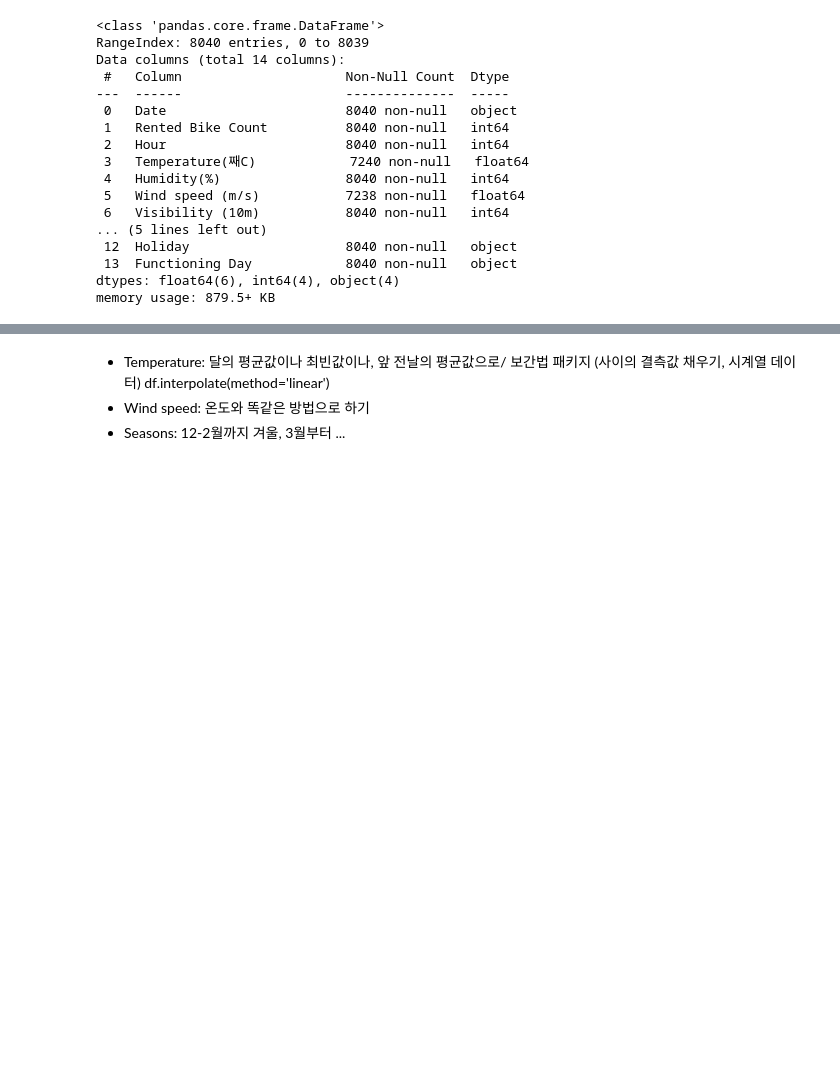
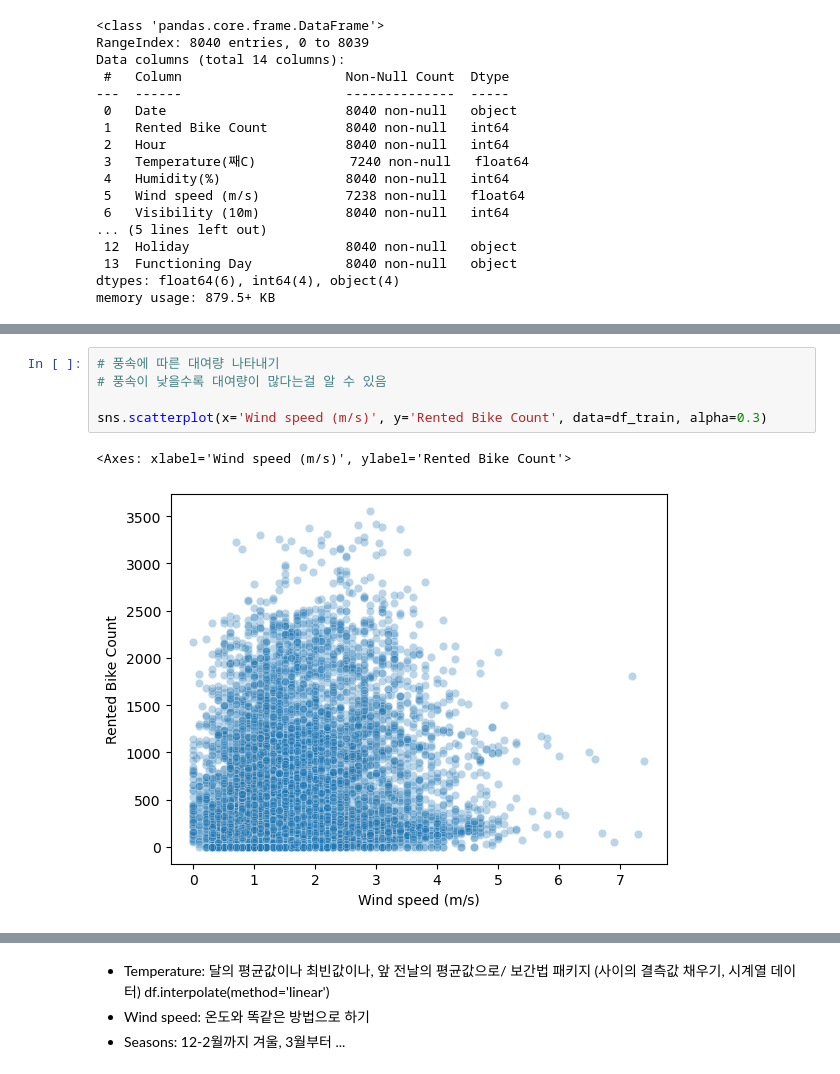
Before and after one commit to TAYKang1008/BAF-17-FRESH-Edu, a Jupyter notebook: 17기_신입교육세션_과제4_강태희.ipynb, the cells around one changed output, grey strips where cells are left out. Cells and saved outputs as stored; diff of their text form; blank space fills up the shorter version.

```diff
--- a/17기_신입교육세션_과제4_강태희.ipynb
+++ b/17기_신입교육세션_과제4_강태희.ipynb
@@ -60,0 +187,8 @@ memory usage: 879.5+ KB
+# %%
+# 풍속에 따른 대여량 나타내기
+# 풍속이 낮을수록 대여량이 많다는걸 알 수 있음
+
+sns.scatterplot(x='Wind speed (m/s)', y='Rented Bike Count', data=df_train, alpha=0.3)
+# %% [output]
+<Axes: xlabel='Wind speed (m/s)', ylabel='Rented Bike Count'>
+[figure, added]
```
Also changed, not shown: parts of 12 cells of this notebook.
